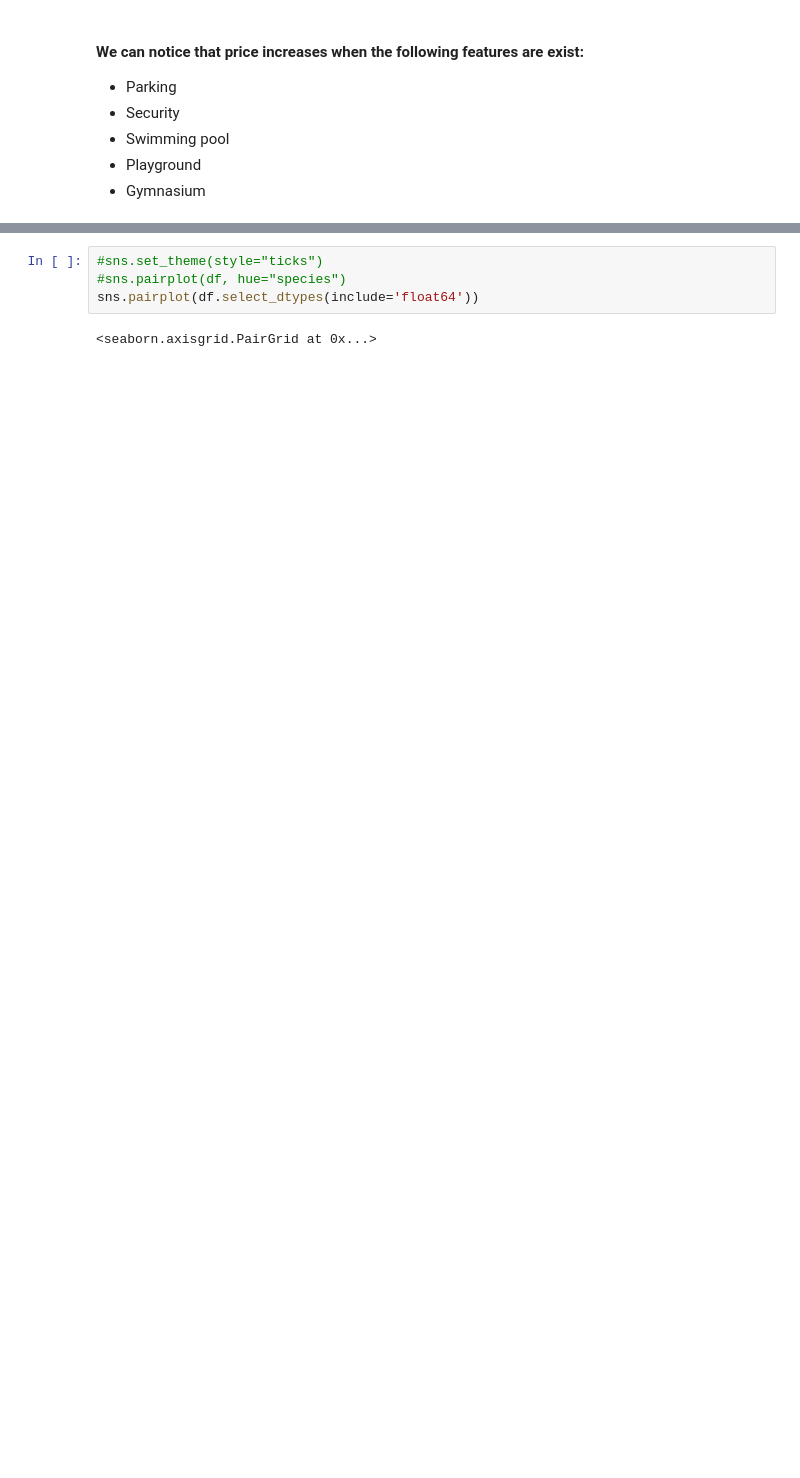
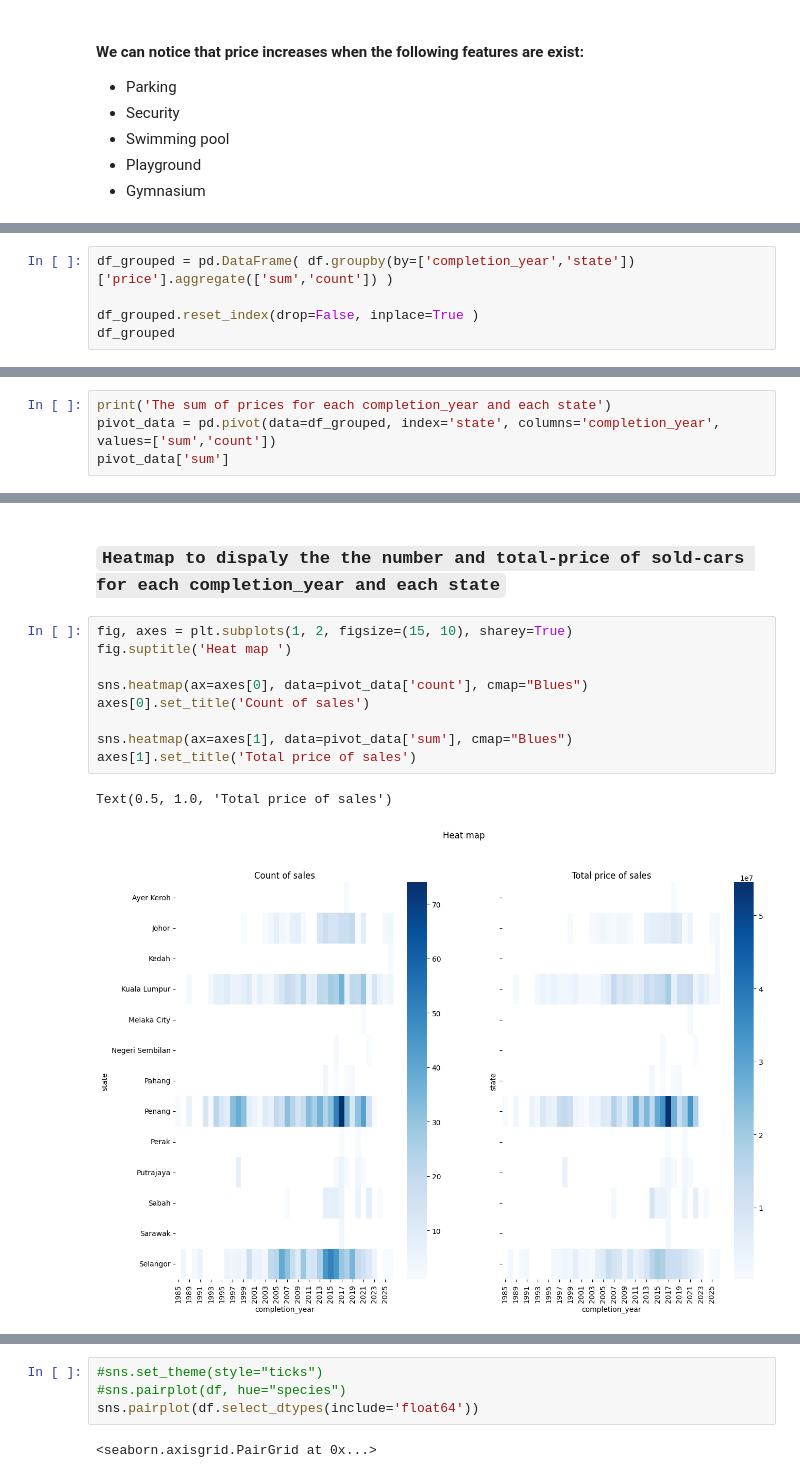
Before and after one commit to aahmedsherif/FinalProject, a Jupyter notebook: script.ipynb, the cells around one changed output, grey strips where cells are left out. Saved outputs shown, nothing was run; the diff lists cells and outputs as text; blank space fills up the shorter version.

```diff
--- a/script.ipynb
+++ b/script.ipynb
@@ -514,0 +534,5 @@ draw_histplots_for_price_with_columns('Features effect on price', df_price_filte
+# %%
+df_grouped = pd.DataFrame( df.groupby(by=['completion_year','state'])['price'].aggregate(['sum','count']) )
+
+df_grouped.reset_index(drop=False, inplace=True )
+df_grouped
@@ -514,0 +553,4 @@ draw_histplots_for_price_with_columns('Features effect on price', df_price_filte
+# %%
+print('The sum of prices for each completion_year and each state')
+pivot_data = pd.pivot(data=df_grouped, index='state', columns='completion_year', values=['sum','count'])
+pivot_data['sum']
@@ -514,0 +596,14 @@ draw_histplots_for_price_with_columns('Features effect on price', df_price_filte
+# %% [markdown]
+### `Heatmap to dispaly the the number and total-price of sold-cars for each completion_year and each state`
+# %%
+fig, axes = plt.subplots(1, 2, figsize=(15, 10), sharey=True)
+fig.suptitle('Heat map ')
+
+sns.heatmap(ax=axes[0], data=pivot_data['count'], cmap="Blues")
+axes[0].set_title('Count of sales')
+
+sns.heatmap(ax=axes[1], data=pivot_data['sum'], cmap="Blues")
+axes[1].set_title('Total price of sales')
+# %% [output]
+Text(0.5, 1.0, 'Total price of sales')
+[figure, added]
```
Also changed, not shown: parts of 9 cells of this notebook.
